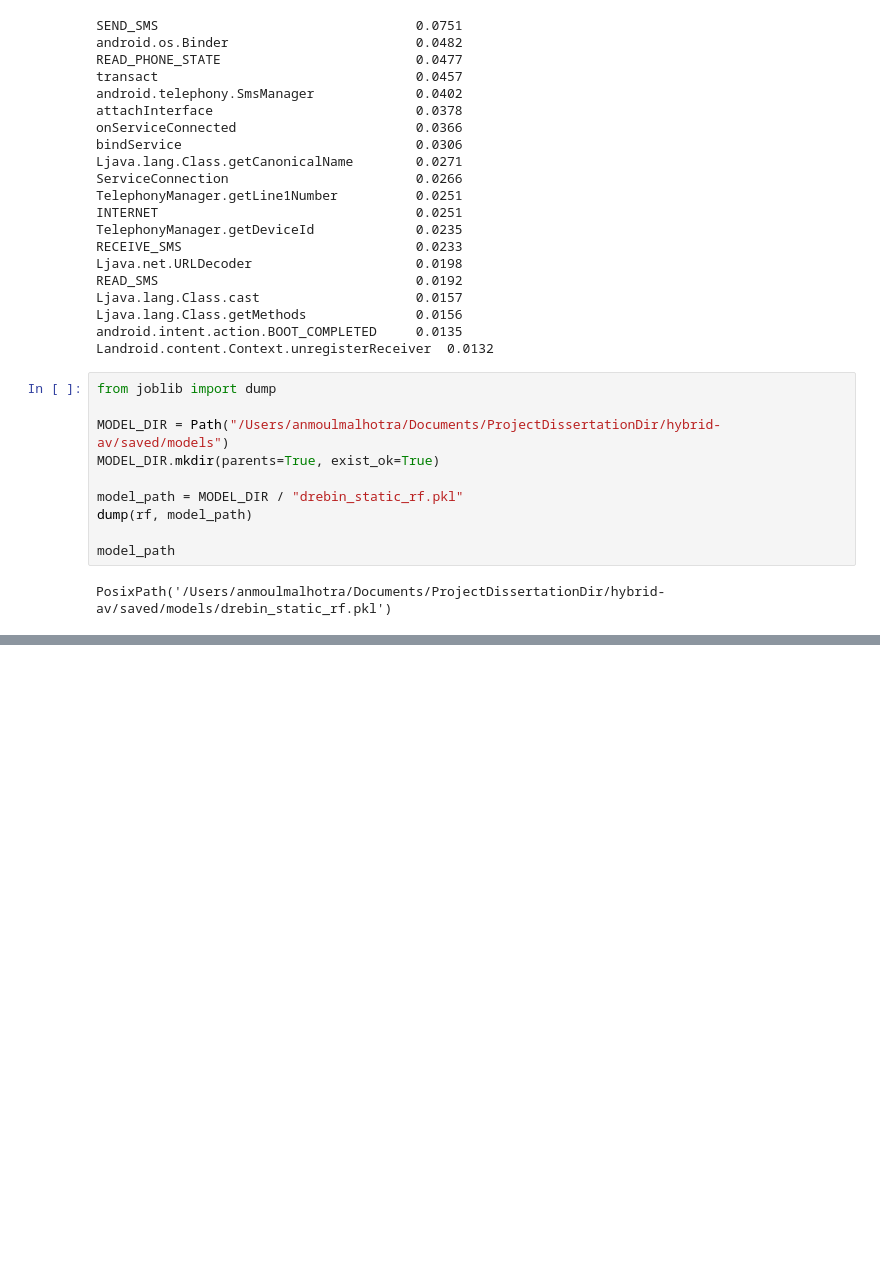
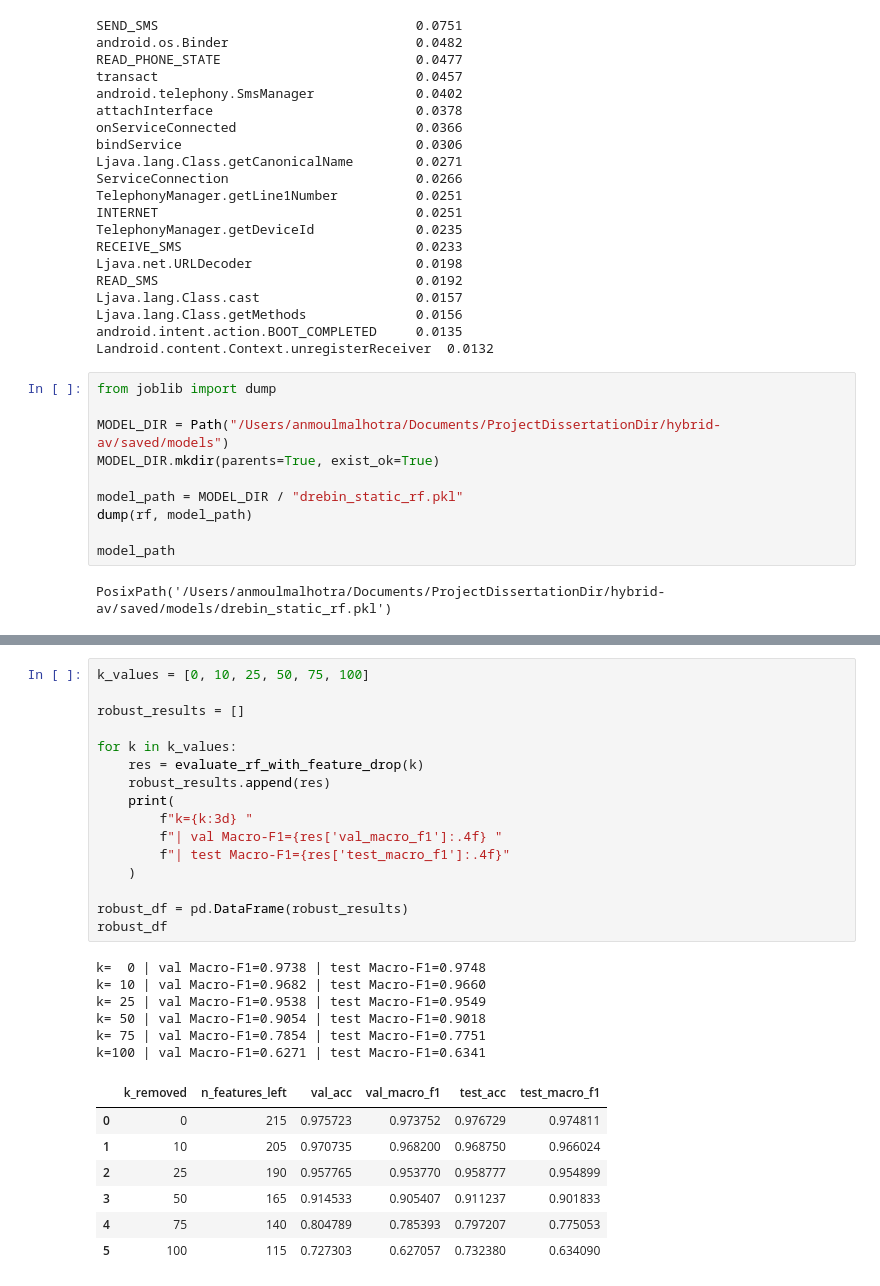
Before and after one commit to AM2356/hybrid-av, a Jupyter notebook: notebooks/01_drebin_static_baseline.ipynb, the cells around one changed output, grey strips where cells are left out. Cells and saved outputs as stored; diff of their text form; blank space fills up the shorter version.

```diff
--- a/notebooks/01_drebin_static_baseline.ipynb
+++ b/notebooks/01_drebin_static_baseline.ipynb
@@ -183,0 +346,30 @@ PosixPath('/Users/anmoulmalhotra/Documents/ProjectDissertationDir/hybrid-av/save
+# %%
+k_values = [0, 10, 25, 50, 75, 100]
+
+robust_results = []
+
+for k in k_values:
+    res = evaluate_rf_with_feature_drop(k)
+    robust_results.append(res)
+    print(
+        f"k={k:3d} "
+        f"| val Macro-F1={res['val_macro_f1']:.4f} "
+        f"| test Macro-F1={res['test_macro_f1']:.4f}"
+    )
+
+robust_df = pd.DataFrame(robust_results)
+robust_df
+# %% [output]
+k=  0 | val Macro-F1=0.9738 | test Macro-F1=0.9748
+k= 10 | val Macro-F1=0.9682 | test Macro-F1=0.9660
+k= 25 | val Macro-F1=0.9538 | test Macro-F1=0.9549
+k= 50 | val Macro-F1=0.9054 | test Macro-F1=0.9018
+k= 75 | val Macro-F1=0.7854 | test Macro-F1=0.7751
+k=100 | val Macro-F1=0.6271 | test Macro-F1=0.6341
+|  | k_removed | n_features_left | val_acc | val_macro_f1 | test_acc | test_macro_f1 |
+| 0 | 0 | 215 | 0.975723 | 0.973752 | 0.976729 | 0.974811 |
+| 1 | 10 | 205 | 0.970735 | 0.968200 | 0.968750 | 0.966024 |
+| 2 | 25 | 190 | 0.957765 | 0.953770 | 0.958777 | 0.954899 |
+| 3 | 50 | 165 | 0.914533 | 0.905407 | 0.911237 | 0.901833 |
+| 4 | 75 | 140 | 0.804789 | 0.785393 | 0.797207 | 0.775053 |
+| 5 | 100 | 115 | 0.727303 | 0.627057 | 0.732380 | 0.634090 |
```
Also changed, not shown: parts of 18 cells of this notebook, 3 other files.
